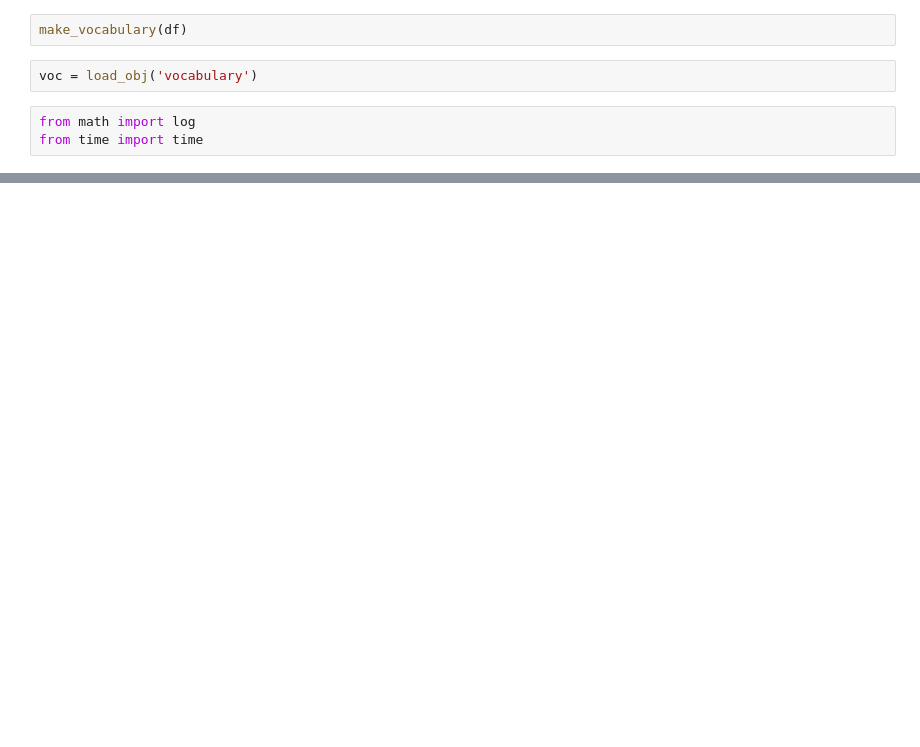
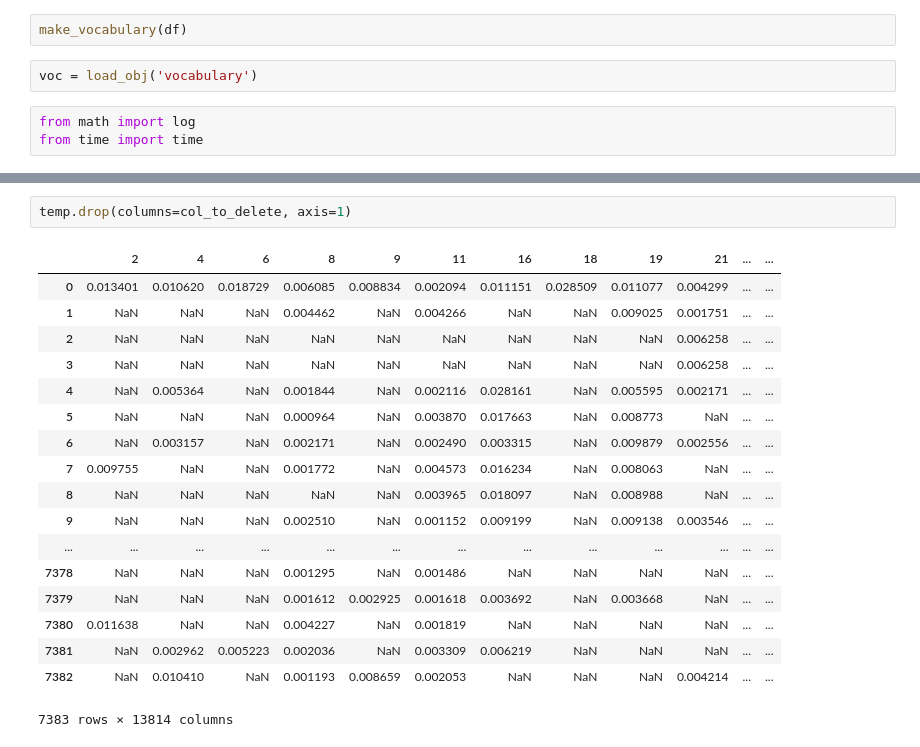
Before and after one commit to cerniello/Web-Scraping-Clustering-Real-Estate-Data, a Jupyter notebook: Vocabulary_TFIDF.ipynb, the cells around one changed output, grey strips where cells are left out. Drawn from its saved outputs; the diff is of its cells as text; blank space fills up the shorter version.

```diff
--- a/Vocabulary_TFIDF.ipynb
+++ b/Vocabulary_TFIDF.ipynb
@@ -269,0 +222,21 @@ tfidf_dataframe = pd.DataFrame(TFIDF_matrix)
+# %%
+temp.drop(columns=col_to_delete, axis=1)
+# %% [output]
+|  | 2 | 4 | 6 | 8 | 9 | 11 | 16 | 18 | 19 | 21 | ... | ... |
+| 0 | 0.013401 | 0.010620 | 0.018729 | 0.006085 | 0.008834 | 0.002094 | 0.011151 | 0.028509 | 0.011077 | 0.004299 | ... | ... |
+| 1 | NaN | NaN | NaN | 0.004462 | NaN | 0.004266 | NaN | NaN | 0.009025 | 0.001751 | ... | ... |
+| 2 | NaN | NaN | NaN | NaN | NaN | NaN | NaN | NaN | NaN | 0.006258 | ... | ... |
+| 3 | NaN | NaN | NaN | NaN | NaN | NaN | NaN | NaN | NaN | 0.006258 | ... | ... |
+| 4 | NaN | 0.005364 | NaN | 0.001844 | NaN | 0.002116 | 0.028161 | NaN | 0.005595 | 0.002171 | ... | ... |
+| 5 | NaN | NaN | NaN | 0.000964 | NaN | 0.003870 | 0.017663 | NaN | 0.008773 | NaN | ... | ... |
+| 6 | NaN | 0.003157 | NaN | 0.002171 | NaN | 0.002490 | 0.003315 | NaN | 0.009879 | 0.002556 | ... | ... |
+| 7 | 0.009755 | NaN | NaN | 0.001772 | NaN | 0.004573 | 0.016234 | NaN | 0.008063 | NaN | ... | ... |
+| 8 | NaN | NaN | NaN | NaN | NaN | 0.003965 | 0.018097 | NaN | 0.008988 | NaN | ... | ... |
+| 9 | NaN | NaN | NaN | 0.002510 | NaN | 0.001152 | 0.009199 | NaN | 0.009138 | 0.003546 | ... | ... |
+| ... | ... | ... | ... | ... | ... | ... | ... | ... | ... | ... | ... | ... |
+| 7378 | NaN | NaN | NaN | 0.001295 | NaN | 0.001486 | NaN | NaN | NaN | NaN | ... | ... |
+| 7379 | NaN | NaN | NaN | 0.001612 | 0.002925 | 0.001618 | 0.003692 | NaN | 0.003668 | NaN | ... | ... |
+| 7380 | 0.011638 | NaN | NaN | 0.004227 | NaN | 0.001819 | NaN | NaN | NaN | NaN | ... | ... |
+| 7381 | NaN | 0.002962 | 0.005223 | 0.002036 | NaN | 0.003309 | 0.006219 | NaN | NaN | NaN | ... | ... |
+| 7382 | NaN | 0.010410 | NaN | 0.001193 | 0.008659 | 0.002053 | NaN | NaN | NaN | 0.004214 | ... | ... |
+7383 rows × 13814 columns
```
Also changed, not shown: parts of 43 cells of this notebook, 1 other file.
